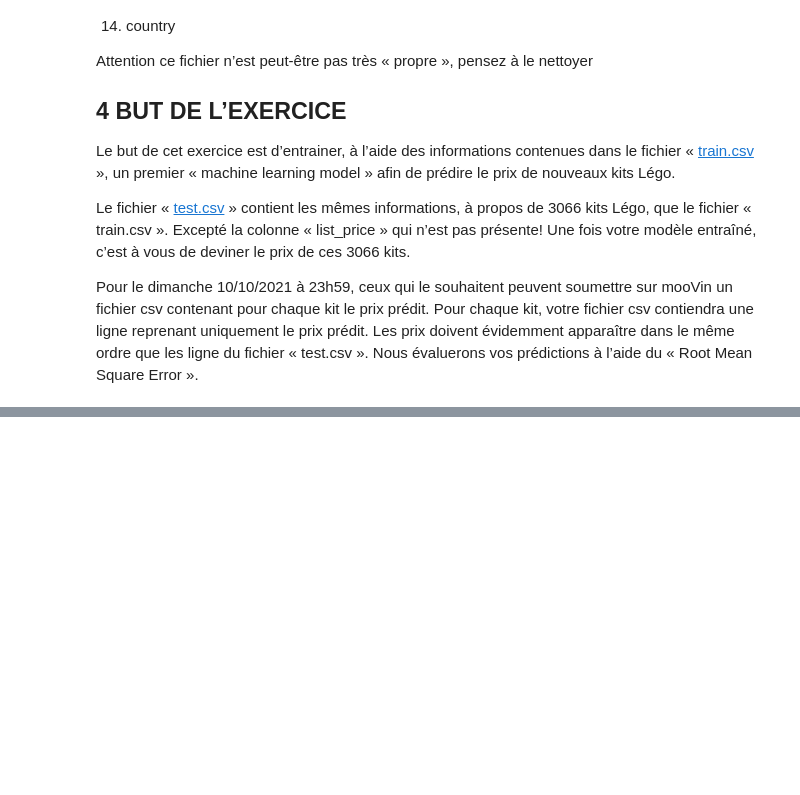
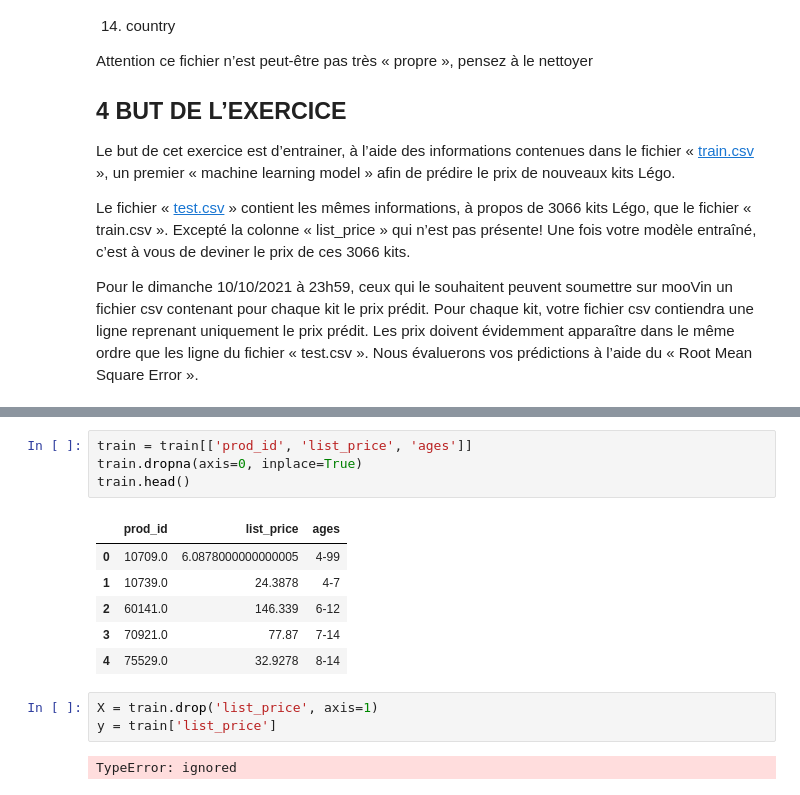
Before and after one commit to evangelav/Machine_Learning, a Jupyter notebook: BIN3100_ML_S3_Case_studies.ipynb, the cells around one changed output, grey strips where cells are left out. Saved outputs shown, nothing was run; the diff lists cells and outputs as text; blank space fills up the shorter version.

```diff
--- a/BIN3100_ML_S3_Case_studies.ipynb
+++ b/BIN3100_ML_S3_Case_studies.ipynb
@@ -95,0 +193,16 @@ Pour le dimanche 10/10/2021 à 23h59, ceux qui le souhaitent peuvent soumettre s
+# %%
+train = train[['prod_id', 'list_price', 'ages']]
+train.dropna(axis=0, inplace=True)
+train.head()
+# %% [output]
+|  | prod_id | list_price | ages |
+| 0 | 10709.0 | 6.0878000000000005 | 4-99 |
+| 1 | 10739.0 | 24.3878 | 4-7 |
+| 2 | 60141.0 | 146.339 | 6-12 |
+| 3 | 70921.0 | 77.87 | 7-14 |
+| 4 | 75529.0 | 32.9278 | 8-14 |
+# %%
+X = train.drop('list_price', axis=1)
+y = train['list_price']
+# %% [output]
+TypeError: ignored
```
Also changed, not shown: parts of 11 cells of this notebook.
